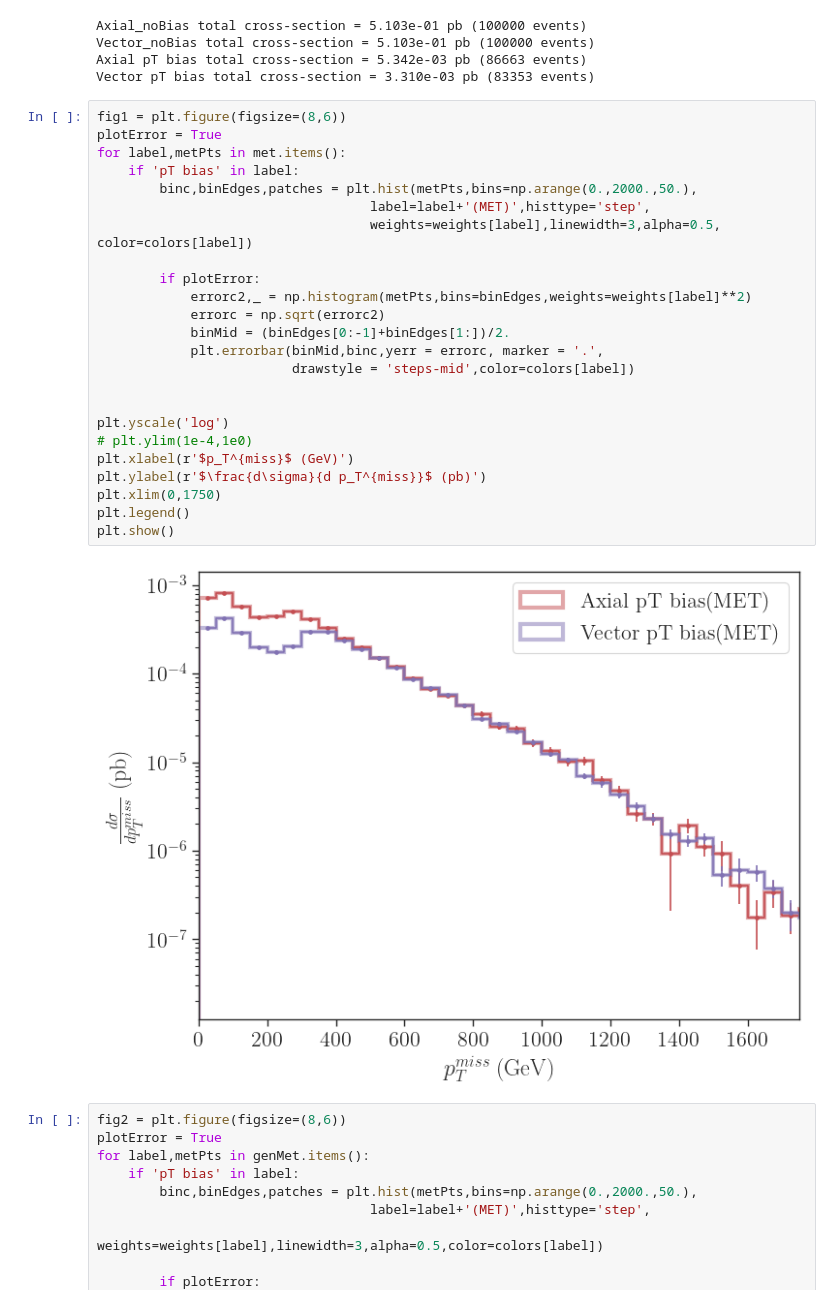
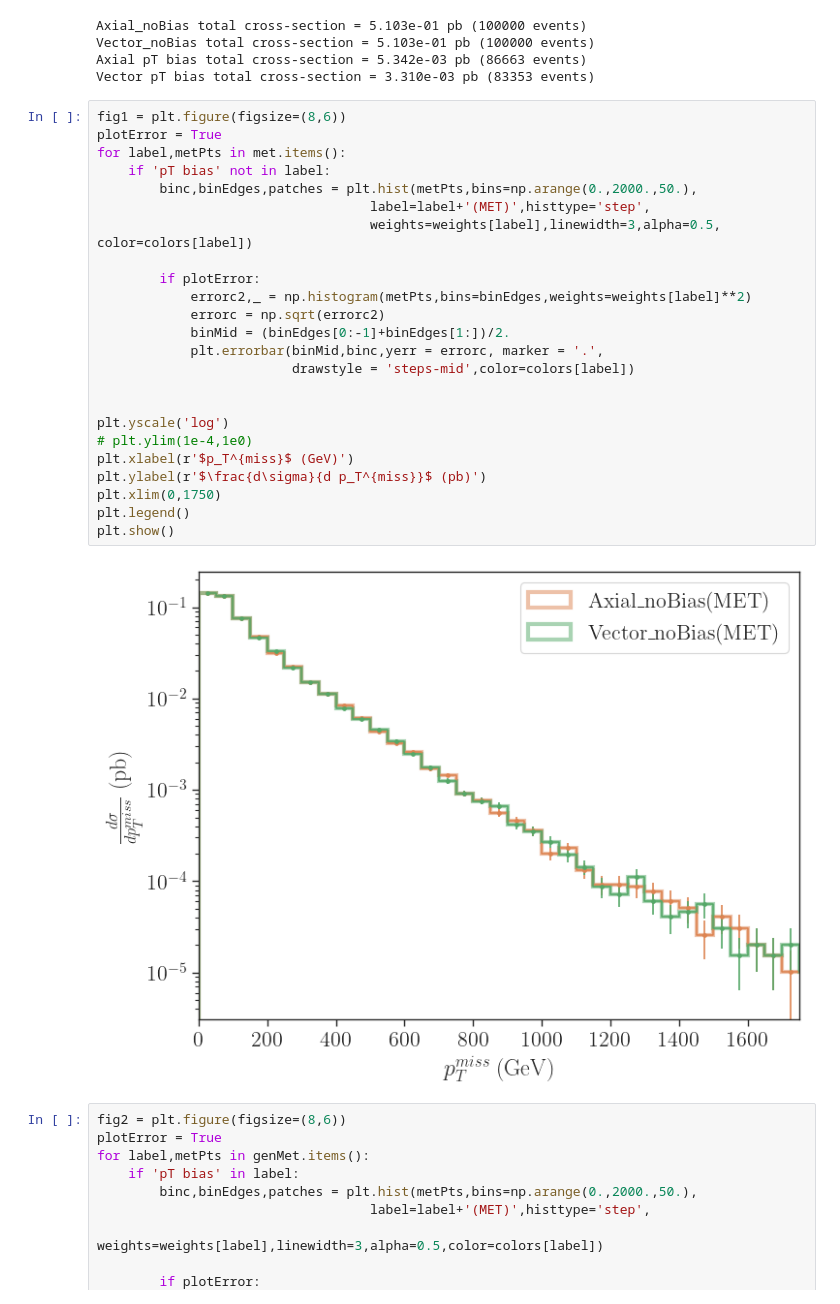
Before and after one commit to andlessa/MonoXSMS, a Jupyter notebook: notebooks/plotPT-Mediator.ipynb, the cells around one changed output. Drawn from its saved outputs; the diff is of its cells as text.

```diff
--- a/notebooks/plotPT-Mediator.ipynb
+++ b/notebooks/plotPT-Mediator.ipynb
@@ -125,29 +127,29 @@ Vector pT bias total cross-section = 3.310e-03 pb (83353 events)
 # %%
 fig1 = plt.figure(figsize=(8,6))
 plotError = True
 for label,metPts in met.items():
-    if 'pT bias' in label:
+    if 'pT bias' not in label:
         binc,binEdges,patches = plt.hist(metPts,bins=np.arange(0.,2000.,50.),
                                    label=label+'(MET)',histtype='step',
                                    weights=weights[label],linewidth=3,alpha=0.5, color=colors[label])
 
         if plotError:
             errorc2,_ = np.histogram(metPts,bins=binEdges,weights=weights[label]**2)
             errorc = np.sqrt(errorc2)
             binMid = (binEdges[0:-1]+binEdges[1:])/2.
             plt.errorbar(binMid,binc,yerr = errorc, marker = '.',
                          drawstyle = 'steps-mid',color=colors[label])
 
 
 plt.yscale('log')
 # plt.ylim(1e-4,1e0)
 plt.xlabel(r'$p_T^{miss}$ (GeV)')
 plt.ylabel(r'$\frac{d\sigma}{d p_T^{miss}}$ (pb)')
 plt.xlim(0,1750)
 plt.legend()
 plt.show()
 # %% [output]
-[figure, old version]
+[figure, new version]
 # %%
 fig2 = plt.figure(figsize=(8,6))
 plotError = True
```
Also changed, not shown: parts of 1 cell of this notebook, 8 other files.
